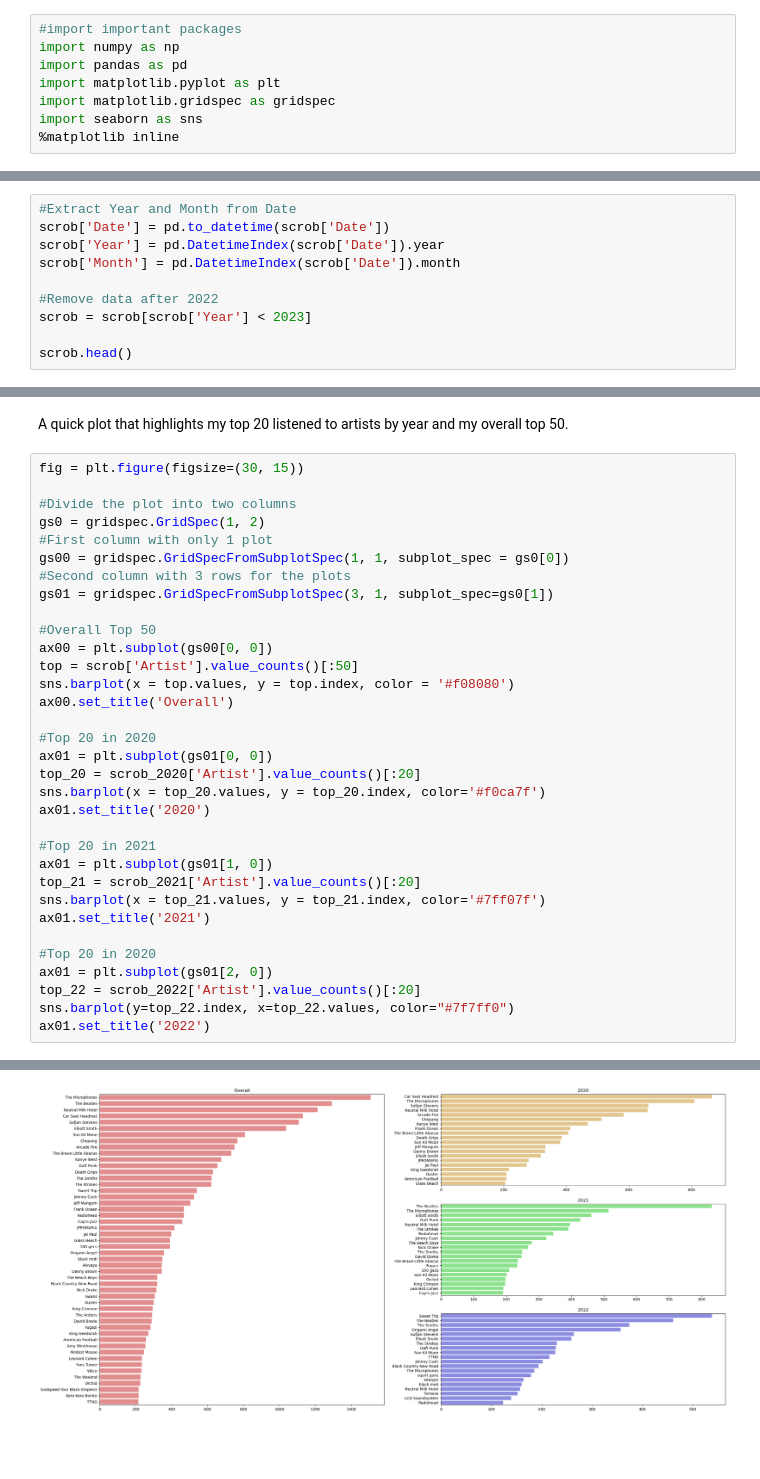
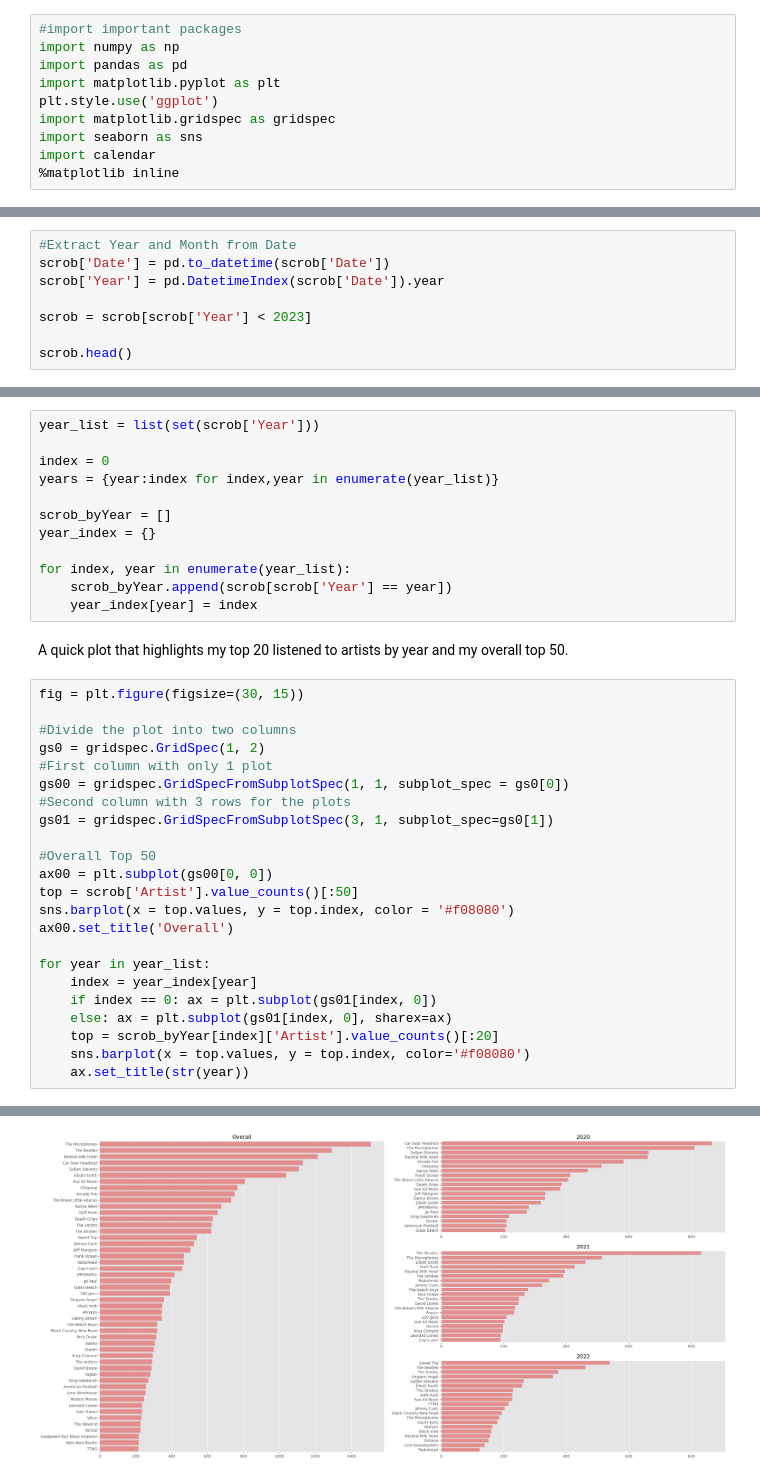
Before and after one commit to Dirghayu-Shah/listening-habits, a Jupyter notebook: listening-habits.ipynb, the cells around one changed output, grey strips where cells are left out. Cells and saved outputs as stored; diff of their text form; blank space fills up the shorter version.

```diff
--- a/listening-habits.ipynb
+++ b/listening-habits.ipynb
@@ -9,8 +9,10 @@ This is an exploratory data analysis of my music listening habits based on my la
 import numpy as np
 import pandas as pd
 import matplotlib.pyplot as plt
+plt.style.use('ggplot')
 import matplotlib.gridspec as gridspec
 import seaborn as sns
+import calendar
 %matplotlib inline
 # %%
 #Load data
@@ -41,9 +43,7 @@ I want to look at the music that I listened to by month and year, any scrobbles
 #Extract Year and Month from Date
 scrob['Date'] = pd.to_datetime(scrob['Date'])
 scrob['Year'] = pd.DatetimeIndex(scrob['Date']).year
-scrob['Month'] = pd.DatetimeIndex(scrob['Date']).month
 
-#Remove data after 2022
 scrob = scrob[scrob['Year'] < 2023]
 
 scrob.head()
@@ -63,3 +59,15 @@ scrob_2022 = scrob[scrob['Year'] == 2022]
+# %%
+year_list = list(set(scrob['Year']))
+
+index = 0
+years = {year:index for index,year in enumerate(year_list)}
+
+scrob_byYear = []
+year_index = {}
+
+for index, year in enumerate(year_list):
+    scrob_byYear.append(scrob[scrob['Year'] == year])
+    year_index[year] = index
 # %% [markdown]
 A quick plot that highlights my top 20 listened to artists by year and my overall top 50.
 # %%
@@ -78,21 +86,11 @@ top = scrob['Artist'].value_counts()[:50]
 sns.barplot(x = top.values, y = top.index, color = '#f08080')
 ax00.set_title('Overall')
 
-#Top 20 in 2020
-ax01 = plt.subplot(gs01[0, 0])
-top_20 = scrob_2020['Artist'].value_counts()[:20]
-sns.barplot(x = top_20.values, y = top_20.index, color='#f0ca7f')
-ax01.set_title('2020')
-
-#Top 20 in 2021
-ax01 = plt.subplot(gs01[1, 0])
-top_21 = scrob_2021['Artist'].value_counts()[:20]
-sns.barplot(x = top_21.values, y = top_21.index, color='#7ff07f')
-ax01.set_title('2021')
-
-#Top 20 in 2020
-ax01 = plt.subplot(gs01[2, 0])
-top_22 = scrob_2022['Artist'].value_counts()[:20]
-sns.barplot(y=top_22.index, x=top_22.values, color="#7f7ff0")
-ax01.set_title('2022')
+for year in year_list:
+    index = year_index[year]
+    if index == 0: ax = plt.subplot(gs01[index, 0])
+    else: ax = plt.subplot(gs01[index, 0], sharex=ax)
+    top = scrob_byYear[index]['Artist'].value_counts()[:20]
+    sns.barplot(x = top.values, y = top.index, color='#f08080')
+    ax.set_title(str(year))
 # %% [output]
@@ -100 +97 @@ Text(0.5, 1.0, '2022')
-[figure, old version]
+[figure, new version]
```
Also changed, not shown: parts of 9 cells of this notebook.
